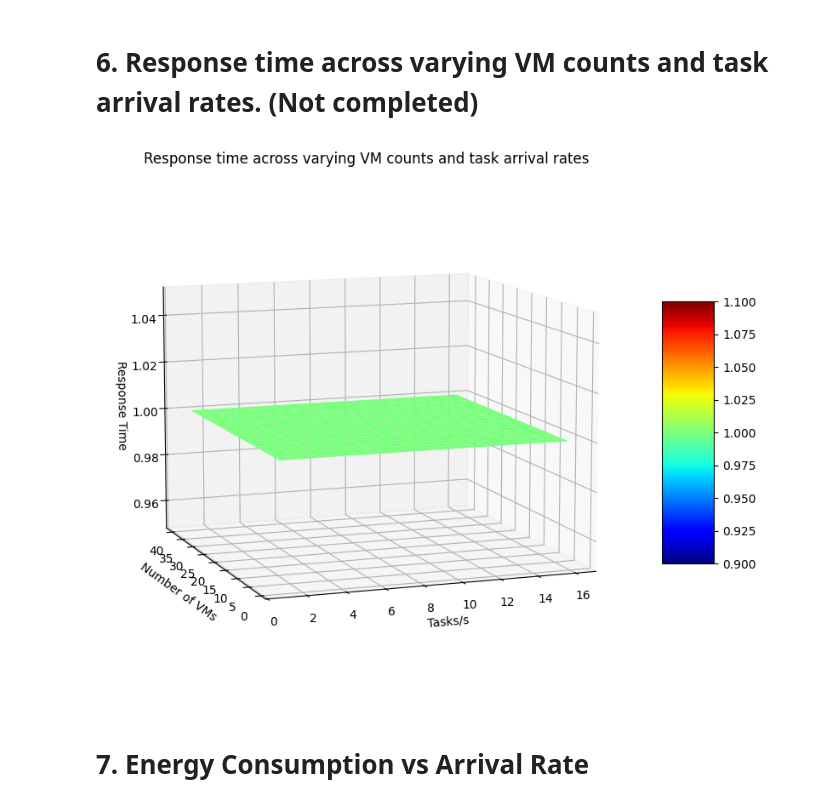
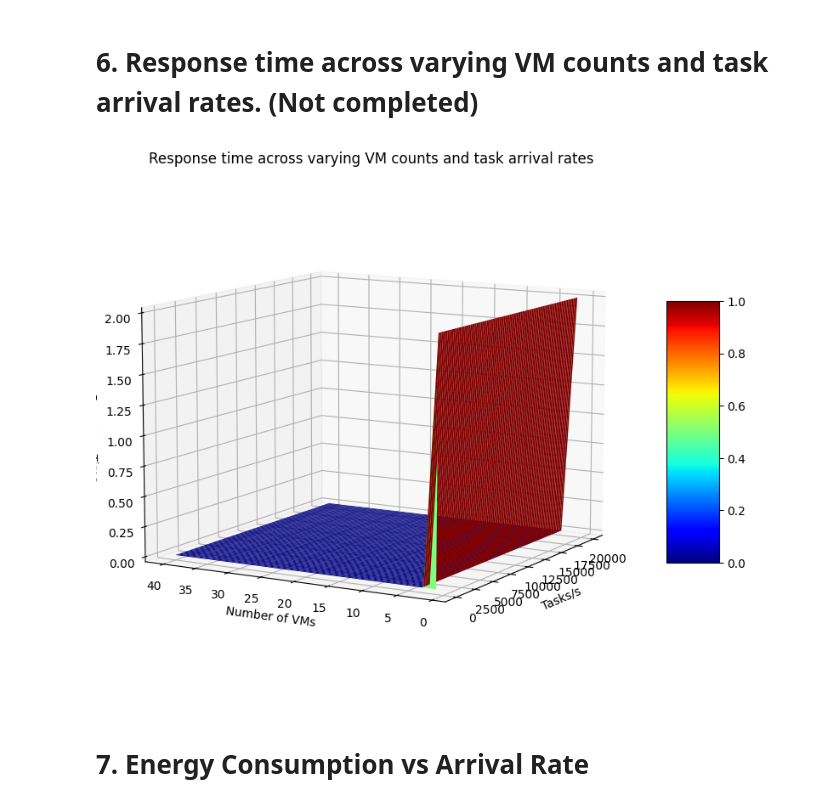
Before and after one commit to sivasurya16/adaptive-workload-management, a Jupyter notebook: analysis/analysis.ipynb, the cells around one changed output. Drawn from its saved outputs; the diff is of its cells as text; code cells hidden in the pictures.

```diff
--- a/analysis/analysis.ipynb
+++ b/analysis/analysis.ipynb
@@ -519,7 +519,7 @@ plt.show()
 # 6. Response time across varying VM counts and task arrival rates. (Not completed)
 # %%
 # Ranges for the variables
-lambda_values = np.linspace(1, 2*10^4, 100).astype(int)  # Adjusted range for lambda
+lambda_values = np.linspace(1, 2*10**4, 100).astype(int)  # Adjusted range for lambda
 m_values = np.linspace(1, 40, 20).astype(int)  # Adjusted range for VMs
 
 # Create the grid
@@ -531,31 +531,31 @@ for i in range(X.shape[0]):
     for j in range(X.shape[1]):
         lambda_i = int(X[i, j])
         m_3d = int(Y[i, j])
-        response_time1 = compute_average_response_time(lambda_i, 1, m_3d, service_rates[1], K) * 100
+        response_time1 = compute_average_response_time(lambda_i, 1, m_3d, service_rates[0], K)
         Z[i, j] = response_time1
-
-# Create the 3D plot
-fig = plt.figure(figsize=(10, 8))
-ax = fig.add_subplot(111, projection='3d')
-
-# Use the 'jet' color map and increase resolution
-surf = ax.plot_surface(X, Y, Z, cmap='jet', rstride=1, cstride=1, edgecolor='none')
-
-# Set labels and title
-ax.set_xlabel('Tasks/s')
-ax.set_ylabel('Number of VMs')
-ax.set_zlabel('Response Time')
-ax.set_title('Response time across varying VM counts and task arrival rates')
-
-# Adjust view angle to match the first image
-ax.view_init(elev=10, azim=-110,roll=0)
-
-# Add color bar
-fig.colorbar(surf, shrink=0.5, aspect=5)
-
-plt.show()
-# %% [output]
-[figure, removed]
+# %%
+# Create the 3D plot
+fig = plt.figure(figsize=(10, 8))
+ax = fig.add_subplot(111, projection='3d')
+
+# Use the 'jet' color map and increase resolution
+surf = ax.plot_surface(X, Y, Z, cmap='jet', rstride=1, cstride=1, edgecolor='none')
+
+# Set labels and title
+ax.set_xlabel('Tasks/s')
+ax.set_ylabel('Number of VMs')
+ax.set_zlabel('Response Time')
+ax.set_title('Response time across varying VM counts and task arrival rates')
+
+# Adjust view angle to match the first image
+ax.view_init(elev=10, azim=-150,roll=0)
+
+# Add color bar
+fig.colorbar(surf, shrink=0.5, aspect=5)
+
+plt.show()
+# %% [output]
+[figure, added]
 # %% [markdown]
 # 7. Energy Consumption vs Arrival Rate
 # %%
```
